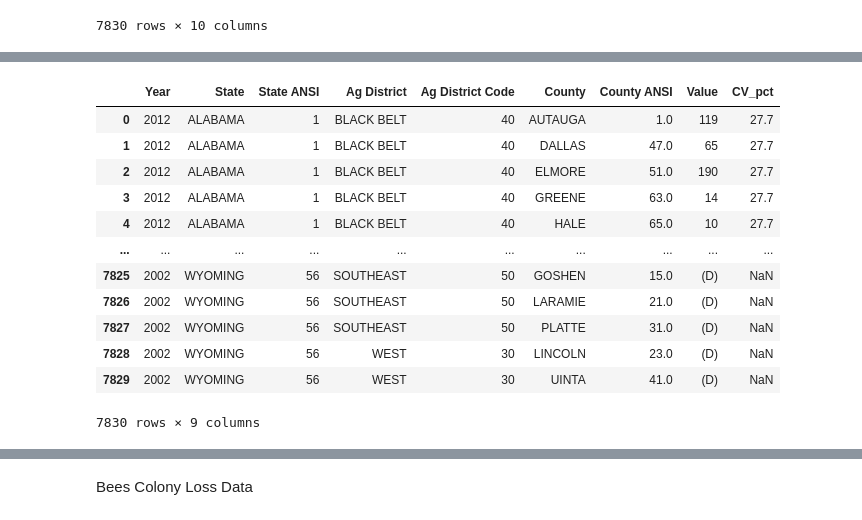
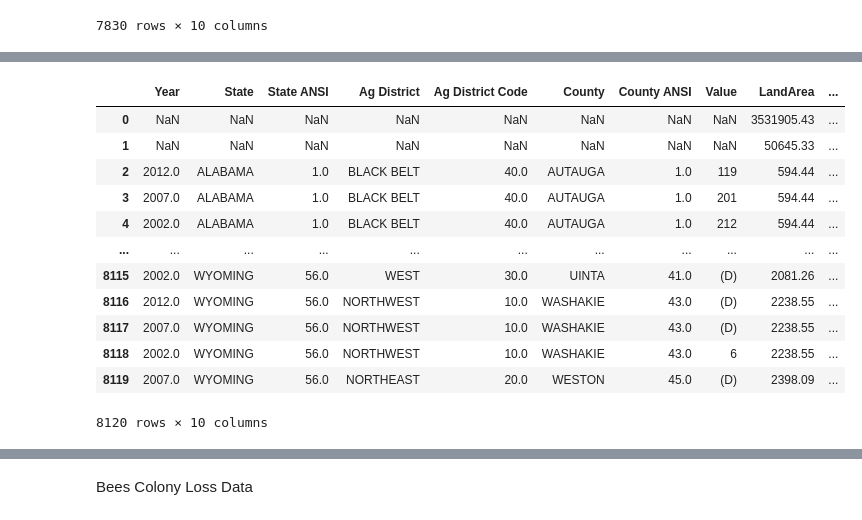
Before and after one commit to JasonAlfred/beeColonies, a Jupyter notebook: SQL functions_final.ipynb, the cells around one changed output, grey strips where cells are left out. Saved outputs shown, nothing was run; the diff lists cells and outputs as text; code cells hidden in the pictures.

```diff
--- a/SQL functions_final.ipynb
+++ b/SQL functions_final.ipynb
@@ -6,3 +6,8 @@ from sqlalchemy import create_engine
 # EXTRACT & TRANSFORM
 # %% [markdown]
 Bees Colony Census Data By County
+# %%
+LandAreaCounty_file = "data/CountyLandArea.csv"
+countyLandArea_df = pd.read_csv(LandAreaCounty_file)
+countyLandArea_df = countyLandArea_df.rename(columns={'ST':'StateID', 'Unnamed: 2': 'CountyID', 'LND110210D': 'LandArea'})
+countyLandArea_df
@@ -27,0 +49,4 @@ beeColonyCensusDataByCounty_df
+# %%
+new_df = pd.merge(countyLandArea_df, beeColonyCensusDataByCounty_df,  how='left', left_on=['StateID','CountyID'],
+                  right_on = ['State ANSI','County ANSI'])
+new_df
@@ -28,20 +67,22 @@ beeColonyCensusDataByCounty_df
 # %%
 # Create new data for CensusDataByCounty_df w selected columns - Removing 'Period' since all rows have the same value
-CensusDataByCounty_df = beeColonyCensusDataByCounty_df[[
-    'Year', 'State', 'State ANSI', 'Ag District', 'Ag District Code', 'County', 'County ANSI', 'Value', 'CV (%)']].copy()
+CensusDataByCounty_df = new_df[[
+    'Year', 'State', 'State ANSI', 'Ag District', 'Ag District Code', 'County', 'County ANSI', 'Value',
+    'LandArea', 'Areaname']].copy()
+
 CensusDataByCounty_rename_df = CensusDataByCounty_df.rename(columns={'CV (%)':'CV_pct'})
 CensusDataByCounty_rename_df
 # %% [output]
-|  | Year | State | State ANSI | Ag District | Ag District Code | County | County ANSI | Value | CV_pct |
-| 0 | 2012 | ALABAMA | 1 | BLACK BELT | 40 | AUTAUGA | 1.0 | 119 | 27.7 |
-| 1 | 2012 | ALABAMA | 1 | BLACK BELT | 40 | DALLAS | 47.0 | 65 | 27.7 |
-| 2 | 2012 | ALABAMA | 1 | BLACK BELT | 40 | ELMORE | 51.0 | 190 | 27.7 |
-| 3 | 2012 | ALABAMA | 1 | BLACK BELT | 40 | GREENE | 63.0 | 14 | 27.7 |
-| 4 | 2012 | ALABAMA | 1 | BLACK BELT | 40 | HALE | 65.0 | 10 | 27.7 |
-| ... | ... | ... | ... | ... | ... | ... | ... | ... | ... |
-| 7825 | 2002 | WYOMING | 56 | SOUTHEAST | 50 | GOSHEN | 15.0 | (D) | NaN |
-| 7826 | 2002 | WYOMING | 56 | SOUTHEAST | 50 | LARAMIE | 21.0 | (D) | NaN |
-| 7827 | 2002 | WYOMING | 56 | SOUTHEAST | 50 | PLATTE | 31.0 | (D) | NaN |
-| 7828 | 2002 | WYOMING | 56 | WEST | 30 | LINCOLN | 23.0 | (D) | NaN |
-| 7829 | 2002 | WYOMING | 56 | WEST | 30 | UINTA | 41.0 | (D) | NaN |
+|  | Year | State | State ANSI | Ag District | Ag District Code | County | County ANSI | Value | LandArea | ... |
+| 0 | NaN | NaN | NaN | NaN | NaN | NaN | NaN | NaN | 3531905.43 | ... |
+| 1 | NaN | NaN | NaN | NaN | NaN | NaN | NaN | NaN | 50645.33 | ... |
+| 2 | 2012.0 | ALABAMA | 1.0 | BLACK BELT | 40.0 | AUTAUGA | 1.0 | 119 | 594.44 | ... |
+| 3 | 2007.0 | ALABAMA | 1.0 | BLACK BELT | 40.0 | AUTAUGA | 1.0 | 201 | 594.44 | ... |
+| 4 | 2002.0 | ALABAMA | 1.0 | BLACK BELT | 40.0 | AUTAUGA | 1.0 | 212 | 594.44 | ... |
+| ... | ... | ... | ... | ... | ... | ... | ... | ... | ... | ... |
+| 8115 | 2002.0 | WYOMING | 56.0 | WEST | 30.0 | UINTA | 41.0 | (D) | 2081.26 | ... |
+| 8116 | 2012.0 | WYOMING | 56.0 | NORTHWEST | 10.0 | WASHAKIE | 43.0 | (D) | 2238.55 | ... |
+| 8117 | 2007.0 | WYOMING | 56.0 | NORTHWEST | 10.0 | WASHAKIE | 43.0 | (D) | 2238.55 | ... |
+| 8118 | 2002.0 | WYOMING | 56.0 | NORTHWEST | 10.0 | WASHAKIE | 43.0 | 6 | 2238.55 | ... |
+| 8119 | 2007.0 | WYOMING | 56.0 | NORTHEAST | 20.0 | WESTON | 45.0 | (D) | 2398.09 | ... |
-7830 rows × 9 columns
+8120 rows × 10 columns
```
Also changed, not shown: parts of 22 cells of this notebook, 13 other files.
